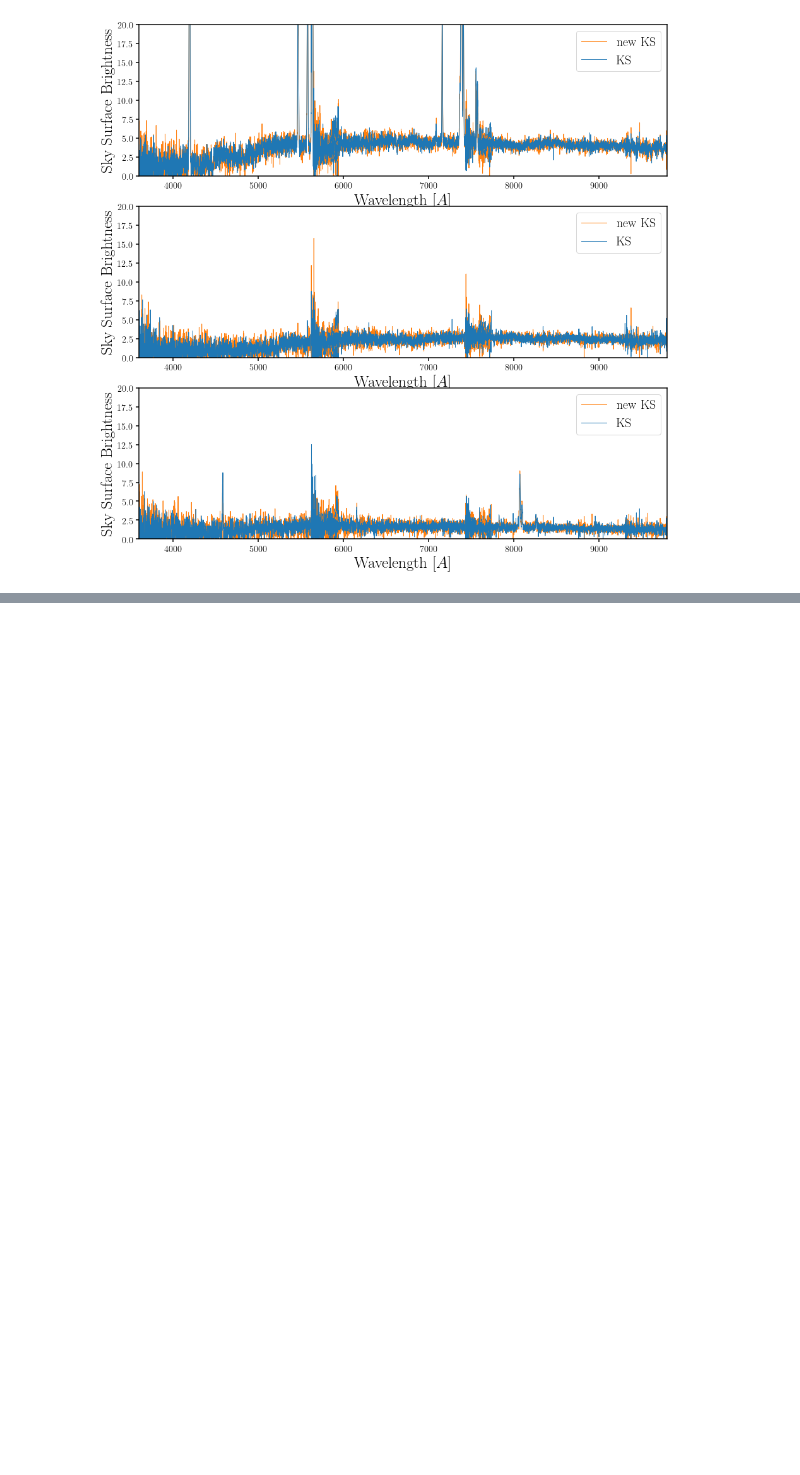
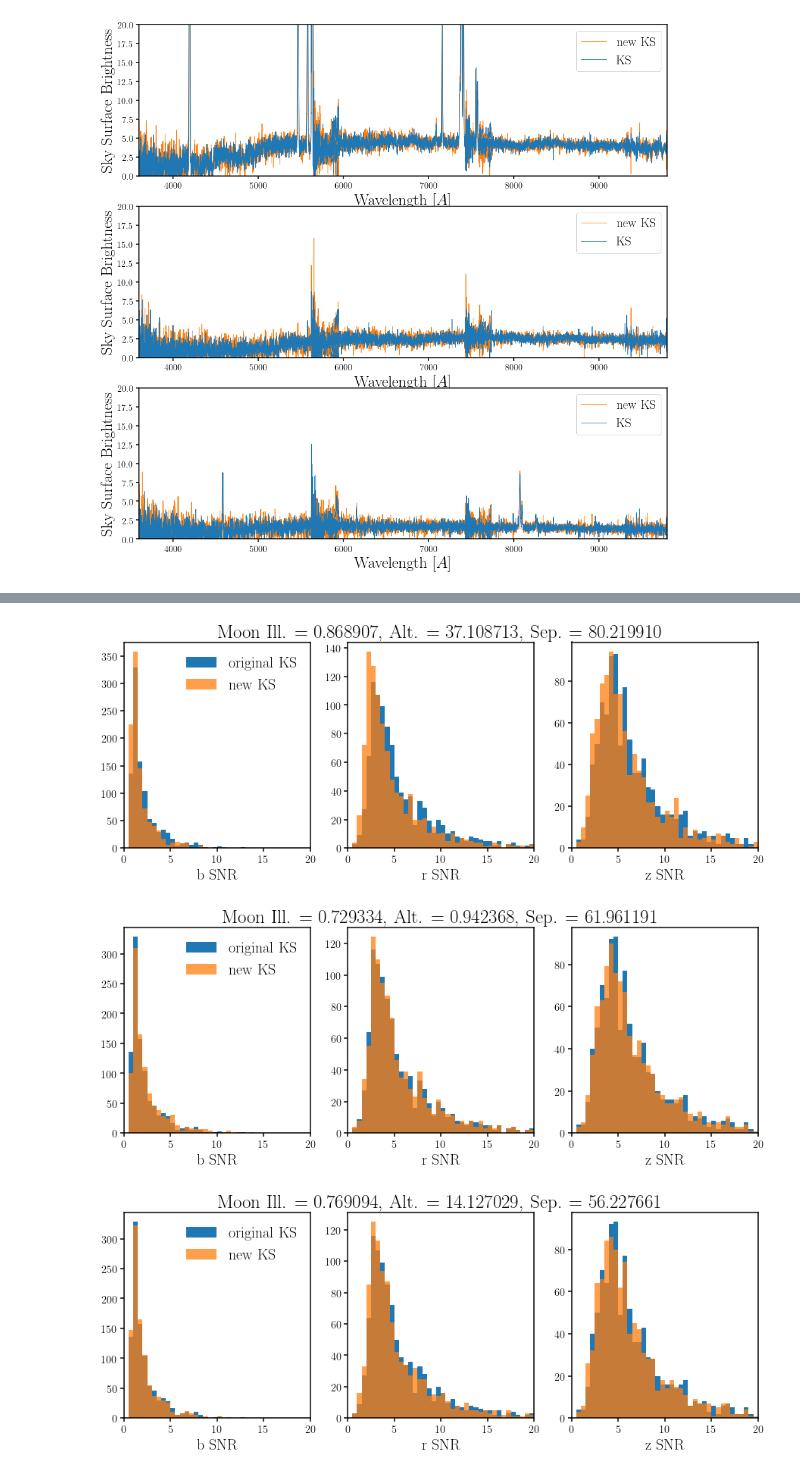
Before and after one commit to desi-bgs/feasiBGS, a Jupyter notebook: notebook/local_bgs_mockexp_gleg_expspec.ipynb, the cells around one changed output, grey strips where cells are left out. Cells and saved outputs as stored; diff of their text form; code cells hidden in the pictures; blank space fills up the shorter version.

Commit message:
SNR of simulated spectra for mock exposures

```diff
--- a/notebook/local_bgs_mockexp_gleg_expspec.ipynb
+++ b/notebook/local_bgs_mockexp_gleg_expspec.ipynb
@@ -226,0 +233,43 @@ for i_exp in range(len(exps))[::50]:
+# %%
+simspec_ks1 = simSpectra_mockexp_KS(250, texp=480)
+simspec_newks1 = simSpectra_mockexp_newKS(250, texp=480)
+
+snr_ks1 = np.zeros((3, np.sum(magnorm_flag)))
+snr_newks1 = np.zeros((3, np.sum(magnorm_flag)))
+
+i_specs = np.arange(len(magnorm_flag))[magnorm_flag]
+for ii, i_spec in enumerate(i_specs):
+    ks1 = get_simSpectra_SNR(simspec_ks0, i_spec)
+    snr_ks1[:,ii] = np.array(ks1)
+    newks1 = get_simSpectra_SNR(simspec_newks1, i_spec)
+    snr_newks1[:,ii] = np.array(newks1)
+# %%
+for i in np.random.choice(i_sub, 3, replace=False):
+    simspec_ks_i = simSpectra_mockexp_KS(i, texp=480)
+    simspec_newks1 = simSpectra_mockexp_newKS(i, texp=480)
+
+    snr_ks1 = np.zeros((3, np.sum(magnorm_flag)))
+    snr_newks1 = np.zeros((3, np.sum(magnorm_flag)))
+
+    i_specs = np.arange(len(magnorm_flag))[magnorm_flag]
+    for ii, i_spec in enumerate(i_specs):
+        ks1 = get_simSpectra_SNR(simspec_ks0, i_spec)
+        snr_ks1[:,ii] = np.array(ks1)
+        newks1 = get_simSpectra_SNR(simspec_newks1, i_spec)
+        snr_newks1[:,ii] = np.array(newks1)
+
+    fig = plt.figure(figsize=(15,5))
+    for ii, band in enumerate(['b', 'r', 'z']):
+        sub = fig.add_subplot(1,3,1+ii)
+        sub.hist(snr_ks1[ii,:], range=(0, 20), bins=40, color='C0', label='original KS')
+        sub.hist(snr_newks1[ii,:], range=(0, 20), bins=40, color='C1', alpha=0.75, label='new KS')
+        sub.set_xlabel(band+' SNR', fontsize=20)
+        sub.set_xlim([0., 20.])
+        if ii == 0: sub.legend(loc='upper right', fontsize=20)
+        if ii == 1:
+            sub.set_title(("Moon Ill. = %f, Alt. = %f, Sep. = %f" %
+                           (exps['MOONFRAC'][i,0], exps['MOONALT'][i,0], exps['MOONSEP'][i,0])), fontsize=25)
+# %% [output]
+[figure, added]
+[figure, added]
+[figure, added]
```
Also changed, not shown: parts of 2 cells of this notebook, 2 other files.
